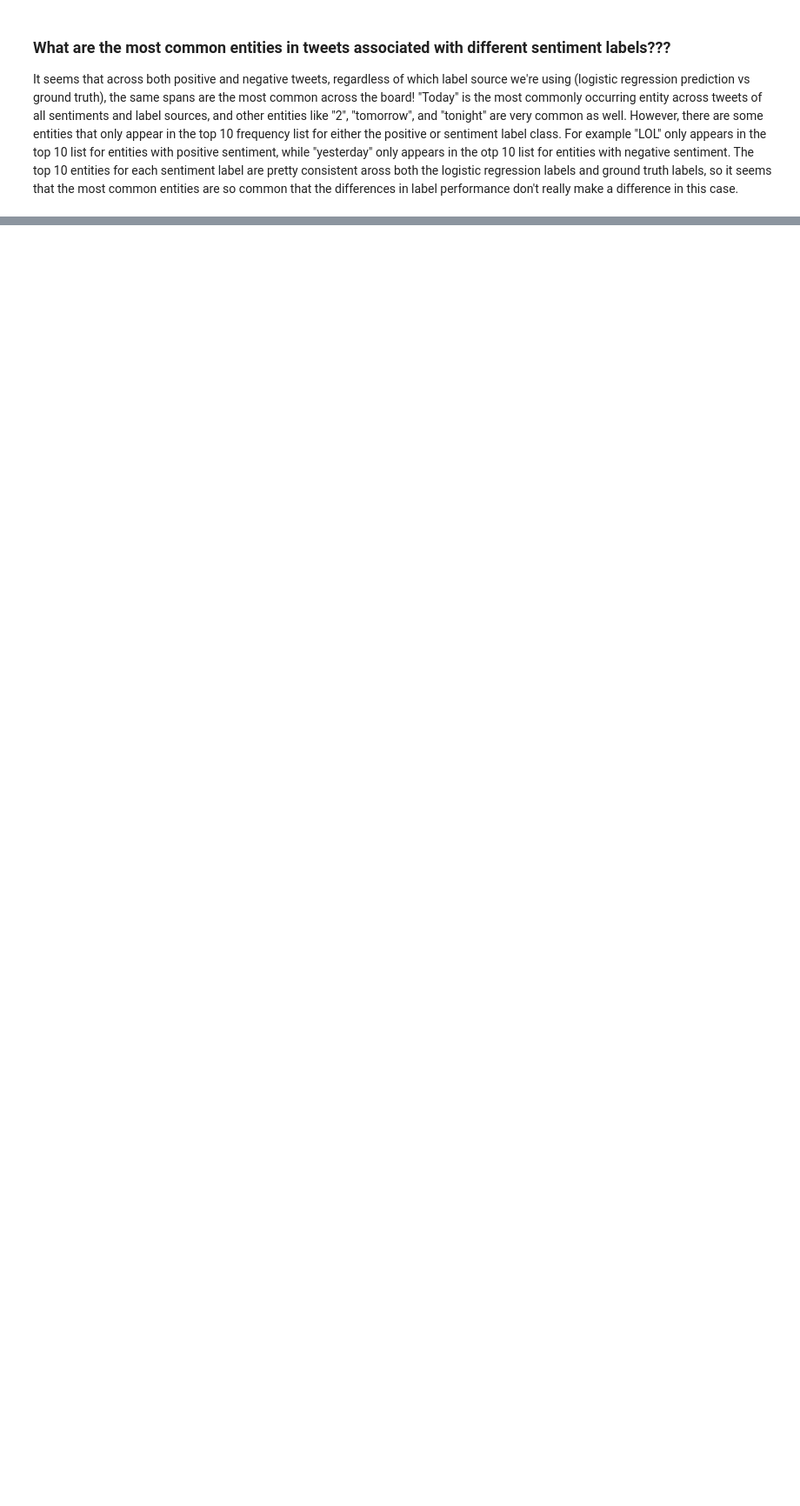
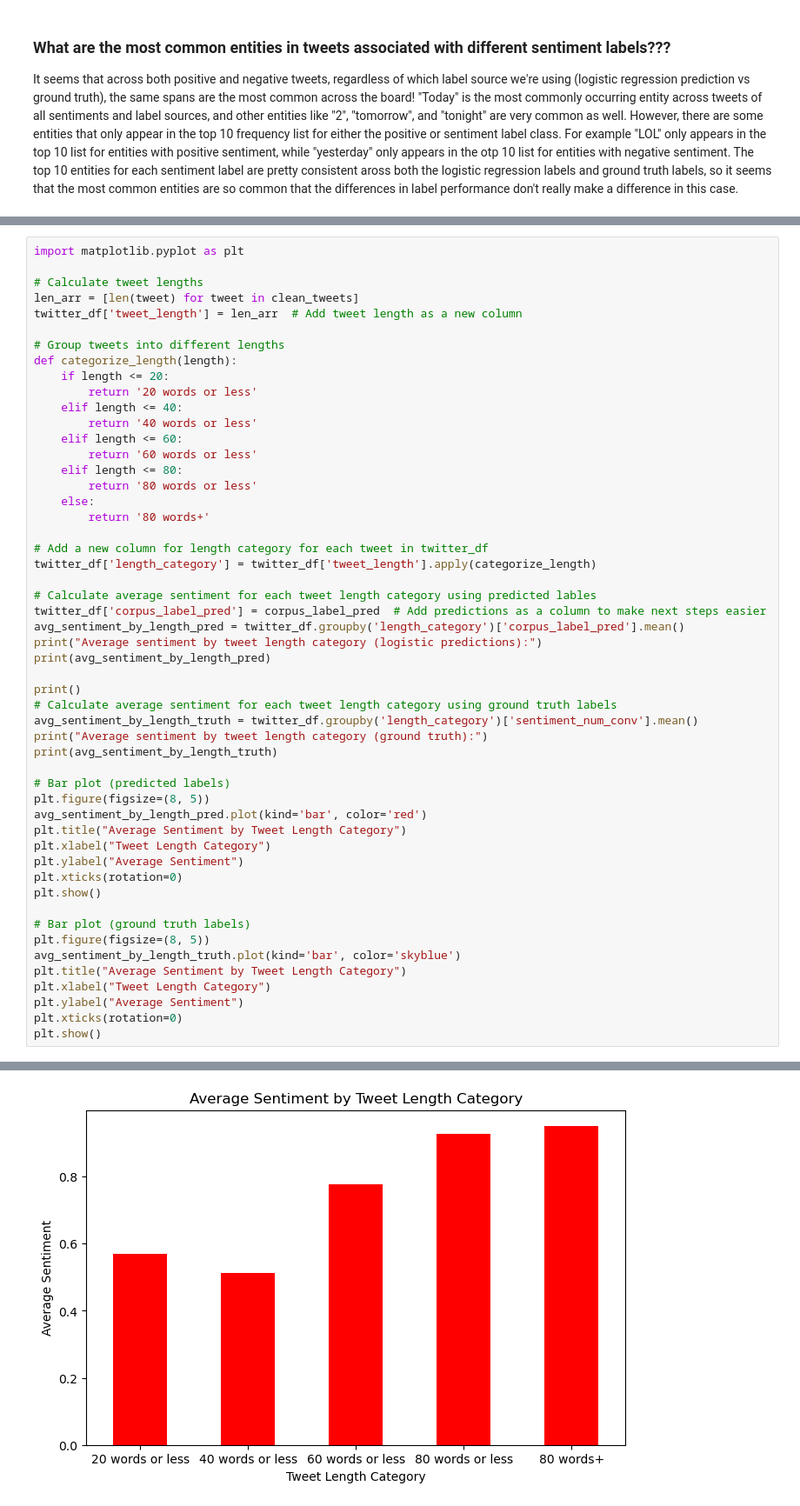
Before and after one commit to ZachG88/INFO498_Twitter_Sentiment, a Jupyter notebook: 498_Final_QLD.ipynb, the cells around one changed output, grey strips where cells are left out. Shown: that part at 87% size. Drawn from its saved outputs; the diff is of its cells as text; blank space fills up the shorter version.

Commit message:
Graphs!

```diff
--- a/498_Final_QLD.ipynb
+++ b/498_Final_QLD.ipynb
@@ -1242,0 +1170,53 @@ Name: sentiment_num_conv, dtype: float64
+# %%
+import matplotlib.pyplot as plt
+
+# Calculate tweet lengths
+len_arr = [len(tweet) for tweet in clean_tweets]
+twitter_df['tweet_length'] = len_arr  # Add tweet length as a new column
+
+# Group tweets into different lengths
+def categorize_length(length):
+    if length <= 20:
+        return '20 words or less'
+    elif length <= 40:
+        return '40 words or less'
+    elif length <= 60:
+        return '60 words or less'
+    elif length <= 80:
+        return '80 words or less'
+    else:
+        return '80 words+'
+
+# Add a new column for length category for each tweet in twitter_df
+twitter_df['length_category'] = twitter_df['tweet_length'].apply(categorize_length)
+
+# Calculate average sentiment for each tweet length category using predicted lables
+twitter_df['corpus_label_pred'] = corpus_label_pred  # Add predictions as a column to make next steps easier
+avg_sentiment_by_length_pred = twitter_df.groupby('length_category')['corpus_label_pred'].mean()
+print("Average sentiment by tweet length category (logistic predictions):")
+print(avg_sentiment_by_length_pred)
+
+print()
+# Calculate average sentiment for each tweet length category using ground truth labels
+avg_sentiment_by_length_truth = twitter_df.groupby('length_category')['sentiment_num_conv'].mean()
+print("Average sentiment by tweet length category (ground truth):")
+print(avg_sentiment_by_length_truth)
+
+# Bar plot (predicted labels)
+plt.figure(figsize=(8, 5))
+avg_sentiment_by_length_pred.plot(kind='bar', color='red')
+plt.title("Average Sentiment by Tweet Length Category")
+plt.xlabel("Tweet Length Category")
+plt.ylabel("Average Sentiment")
+plt.xticks(rotation=0)
+plt.show()
+
+# Bar plot (ground truth labels)
+plt.figure(figsize=(8, 5))
+avg_sentiment_by_length_truth.plot(kind='bar', color='skyblue')
+plt.title("Average Sentiment by Tweet Length Category")
+plt.xlabel("Tweet Length Category")
+plt.ylabel("Average Sentiment")
+plt.xticks(rotation=0)
+plt.show()
+# %% [output]
@@ -1242,0 +1240 @@ Name: sentiment_num_conv, dtype: float64
+[figure, added]
```
Also changed, not shown: parts of 16 cells of this notebook.
